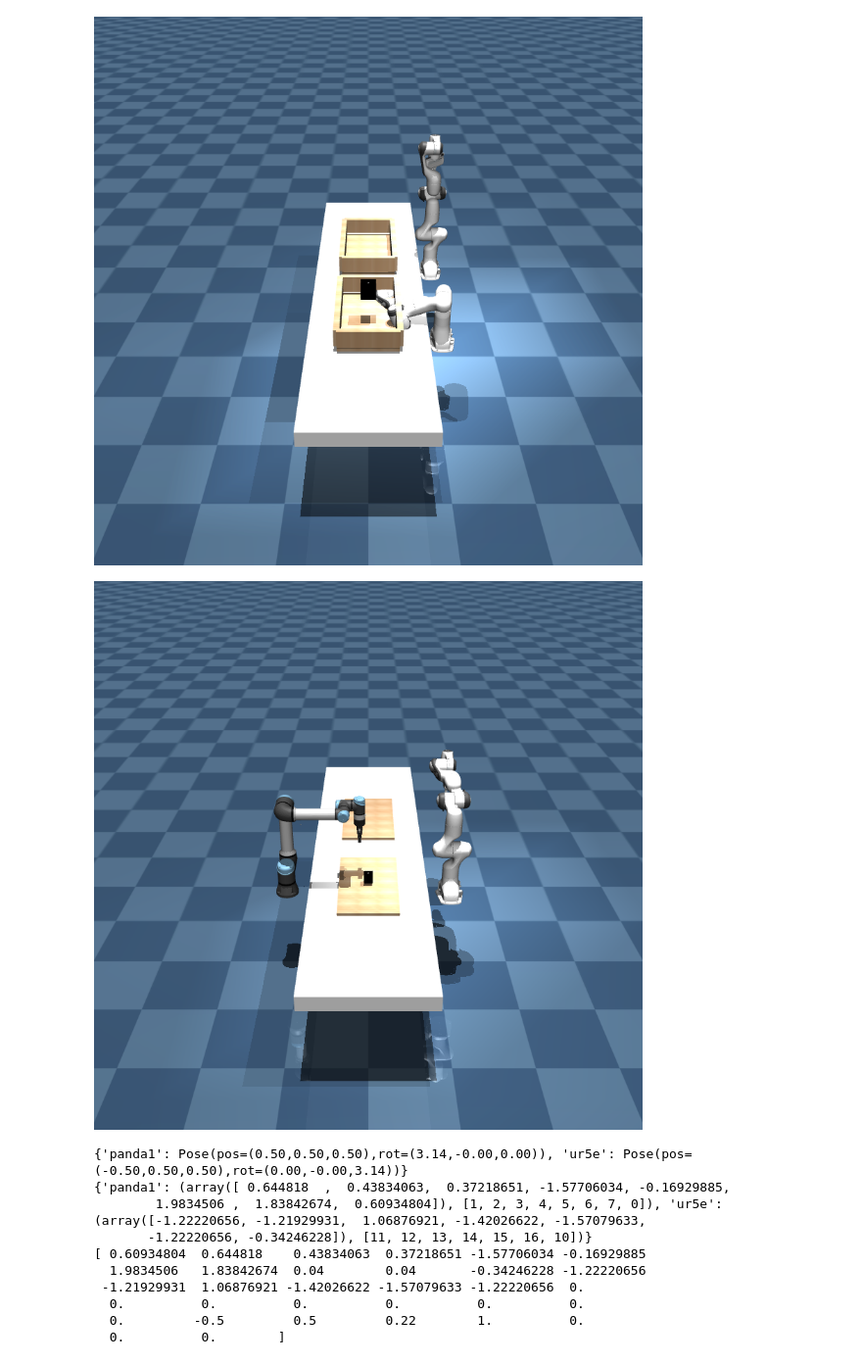
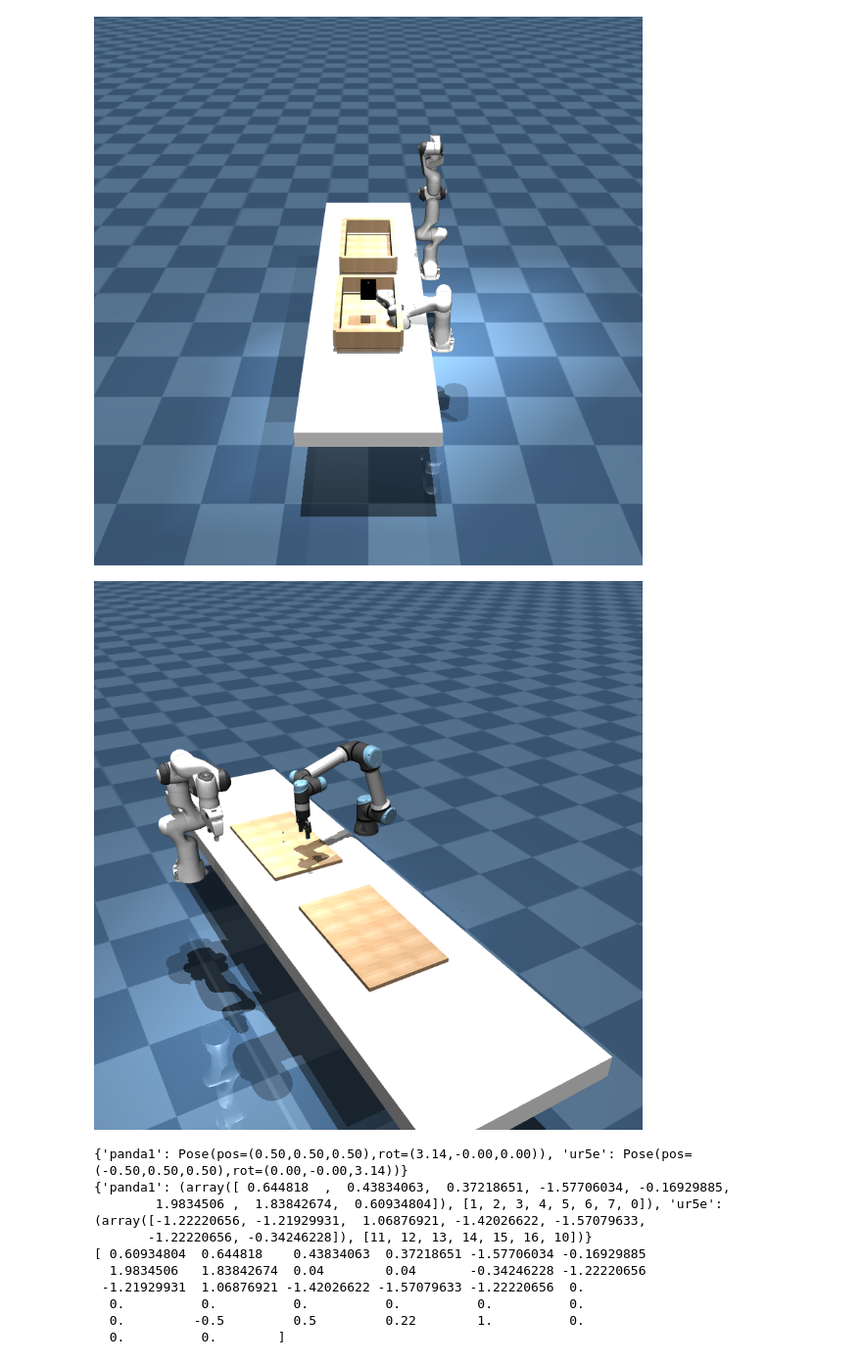
Before and after one commit to vignesh-anand/robot-collab-v2, a Jupyter notebook: new_task.ipynb, the cells around one changed output. Shown at 98% size. Cells and saved outputs as stored; diff of their text form; code cells hidden in the pictures.

Commit message:
single arm plan

```diff
--- a/new_task.ipynb
+++ b/new_task.ipynb
@@ -332,0 +282,2 @@ ur5e_constants
+# %%
+ur51=SimRobot(physics,'ur5e',UR5E_ROBOTIQ_CONSTANTS,'/home/vignesh/curobo/src/curobo/content/assets/robot/ur_description/ur5e_new.urdf','/home/vignesh/curobo/src/curobo/content/configs/robot/ur5e_new.yml',sort_task)
@@ -332,0 +309,4 @@ ur5e_constants
+# %%
+physics.reset(0)
+traj=ur51.plan(physics=physics,target_pos=[-0.2,0.5,0.5],check_world_collision=True)
+print(traj)
@@ -467,13 +470,16 @@ PIL.Image.fromarray(pixels)
 [array([-0.08187176,  0.38653017,  0.0567788 ])]
 [figure]
 # %%
-
-physics.reset(0)
-physics=home_pose(physics,robots)
-pixels=physics.render(width=800,height=800)
+qpos=physics.data.qpos.copy()
+qpos[ur51.joint_idxs_in_qpos]=traj[-1,:]
+with physics.reset_context():
+    physics.data.qpos=qpos
+    physics.data.qvel=np.zeros_like(physics.data.qvel)
+    physics.step()
+    pixels=physics.render(width=800,height=800,camera_id=5)
 PIL.Image.fromarray(pixels)
 # %% [output]
-[figure, old version]
+[figure, new version]
 # %%
 physics.reset(0)
 planner=MultiArmRRT(physics,robots,graspable_object_names=['black_box'])
```
Also changed, not shown: parts of 19 cells of this notebook, 1 other file.
